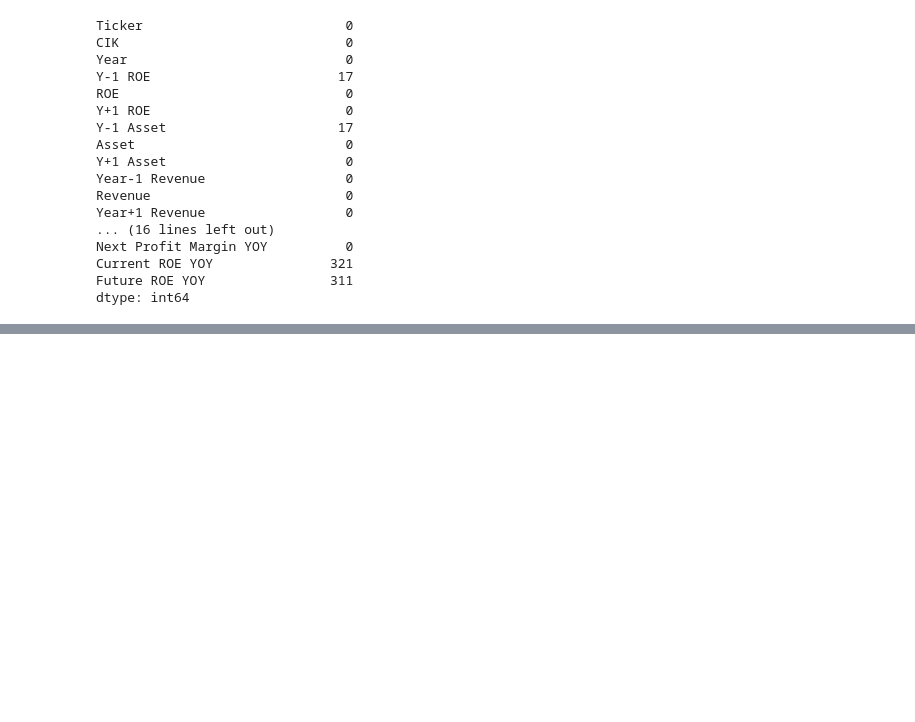
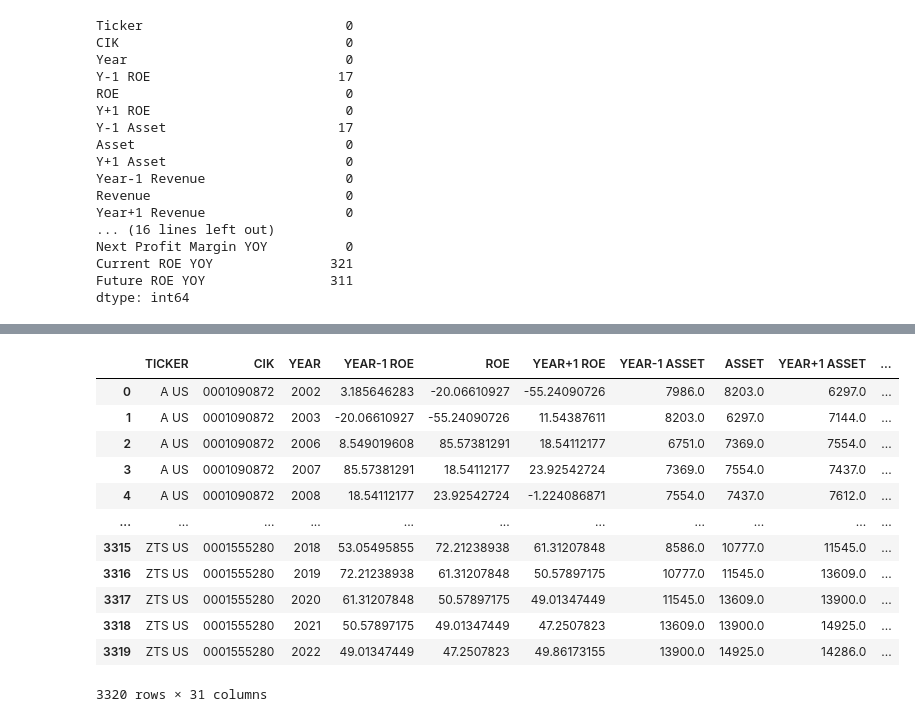
Before and after one commit to ethancn01/10ksentimentalanalysis, a Jupyter notebook: mapping_roe_financial_data.ipynb, the cells around one changed output, grey strips where cells are left out. Saved outputs shown, nothing was run; the diff lists cells and outputs as text; code cells hidden in the pictures; blank space fills up the shorter version.

```diff
--- a/mapping_roe_financial_data.ipynb
+++ b/mapping_roe_financial_data.ipynb
@@ -408,0 +400,2 @@ desired_order=['TICKER', 'CIK', 'YEAR', 'ACCESSION NUMBER',
+# %%
+merged_df = merged_df.rename(columns={'Y-1 ROE':'YEAR-1 ROE','Y+1 ROE':'YEAR+1 ROE','Y-1 ASSET':'YEAR-1 ASSET','Y+1 ASSET':'YEAR+1 ASSET'})
@@ -408,0 +417,16 @@ desired_order=['TICKER', 'CIK', 'YEAR', 'ACCESSION NUMBER',
+# %%
+merged_df
+# %% [output]
+|  | TICKER | CIK | YEAR | YEAR-1 ROE | ROE | YEAR+1 ROE | YEAR-1 ASSET | ASSET | YEAR+1 ASSET | ... |
+| 0 | A US | 0001090872 | 2002 | 3.185646283 | -20.06610927 | -55.24090726 | 7986.0 | 8203.0 | 6297.0 | ... |
+| 1 | A US | 0001090872 | 2003 | -20.06610927 | -55.24090726 | 11.54387611 | 8203.0 | 6297.0 | 7144.0 | ... |
+| 2 | A US | 0001090872 | 2006 | 8.549019608 | 85.57381291 | 18.54112177 | 6751.0 | 7369.0 | 7554.0 | ... |
+| 3 | A US | 0001090872 | 2007 | 85.57381291 | 18.54112177 | 23.92542724 | 7369.0 | 7554.0 | 7437.0 | ... |
+| 4 | A US | 0001090872 | 2008 | 18.54112177 | 23.92542724 | -1.224086871 | 7554.0 | 7437.0 | 7612.0 | ... |
+| ... | ... | ... | ... | ... | ... | ... | ... | ... | ... | ... |
+| 3315 | ZTS US | 0001555280 | 2018 | 53.05495855 | 72.21238938 | 61.31207848 | 8586.0 | 10777.0 | 11545.0 | ... |
+| 3316 | ZTS US | 0001555280 | 2019 | 72.21238938 | 61.31207848 | 50.57897175 | 10777.0 | 11545.0 | 13609.0 | ... |
+| 3317 | ZTS US | 0001555280 | 2020 | 61.31207848 | 50.57897175 | 49.01347449 | 11545.0 | 13609.0 | 13900.0 | ... |
+| 3318 | ZTS US | 0001555280 | 2021 | 50.57897175 | 49.01347449 | 47.2507823 | 13609.0 | 13900.0 | 14925.0 | ... |
+| 3319 | ZTS US | 0001555280 | 2022 | 49.01347449 | 47.2507823 | 49.86173155 | 13900.0 | 14925.0 | 14286.0 | ... |
+3320 rows × 31 columns
```
Also changed, not shown: parts of 18 cells of this notebook, 1 other file.
